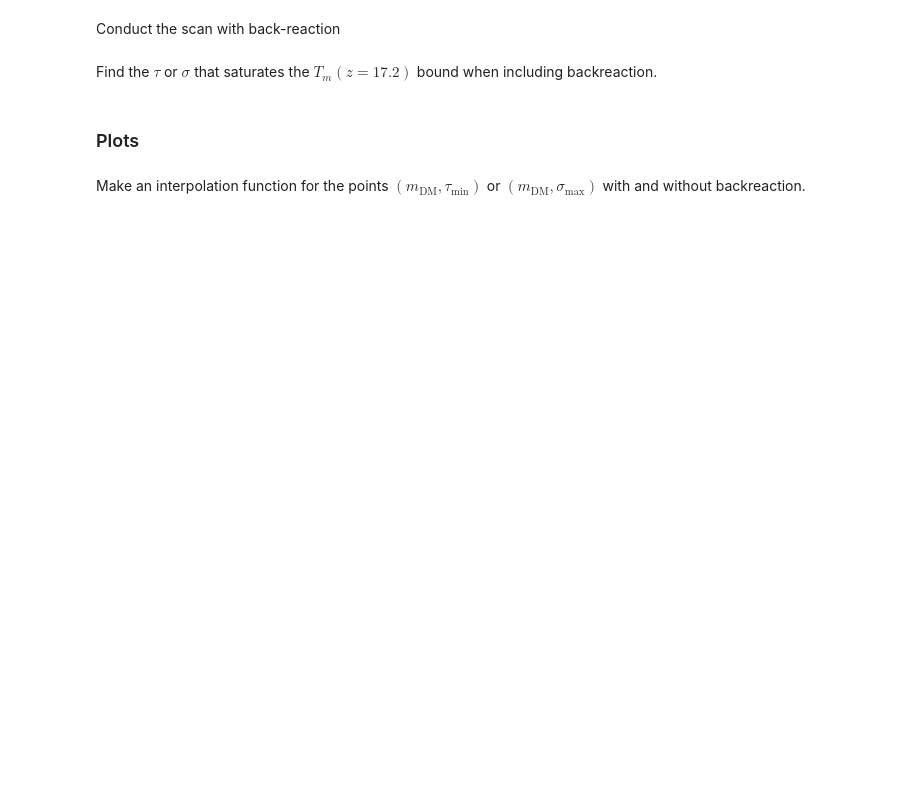
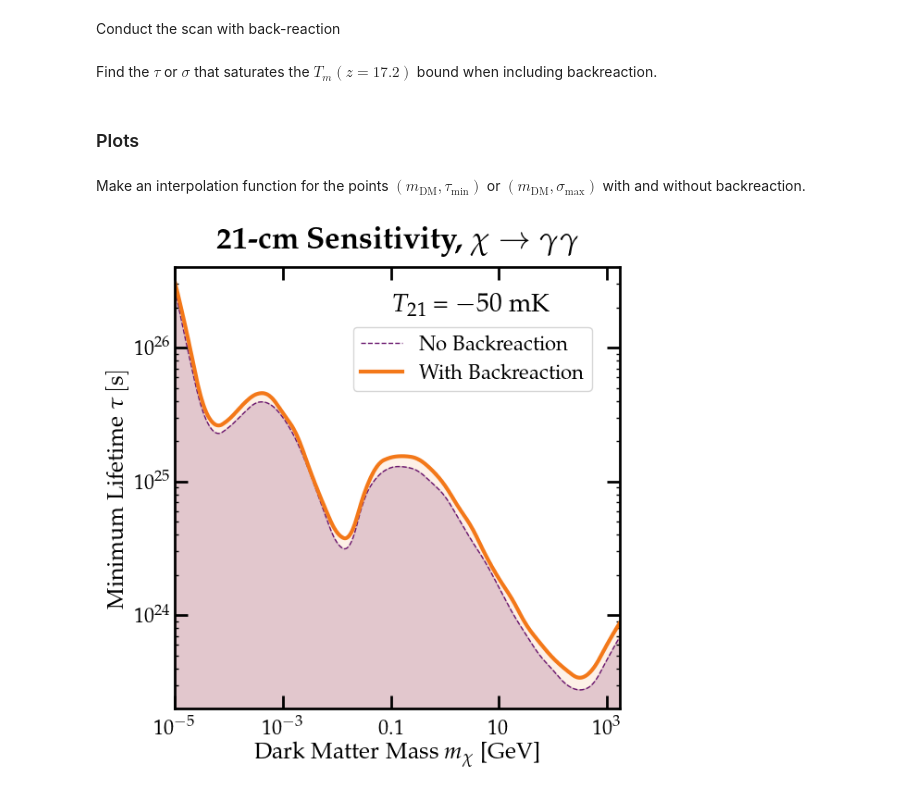
Before and after one commit to hongwanliu/DarkHistory, a Jupyter notebook: examples/Example_?_21cm_Sensitivity.ipynb, the cells around one changed output. Saved outputs shown, nothing was run; the diff lists cells and outputs as text; code cells hidden in the pictures; blank space fills up the shorter version.

```diff
--- a/examples/Example_?_21cm_Sensitivity.ipynb
+++ b/examples/Example_?_21cm_Sensitivity.ipynb
@@ -685,9 +724,9 @@ plt.contour(
 # %% [markdown]
 Specify type of injection (swave or decay) and products ($e^+e^-$ or $\gamma\gamma$)
 # %%
-inj_particle = 'electron'
+inj_particle = 'photon'
 inj_str = inj_particle[:4]
-inj_type = 'swave'
+inj_type = 'decay'
 
 if inj_type == 'swave':
     struct_boost = phys.struct_boost_func()
@@ -770,7 +809,7 @@ For the first grid value, $E^0_\text{inj}$, provide a guess (`param_guess`) for
 
 For the next injection energies set `param_guess` to the value that $\tau$ or $\langle \sigma v \rangle$ arrived at in the previous step and repeat.
 # %%
-user = 'hongwan'
+user = 'gregoryridgway'
 %autoreload
 download_T = True
 if download_T:
@@ -816,6 +855,8 @@ else:
         open('/Users/'+user+'/Dropbox (MIT)/Photon Deposition/Gregs_Checks/T_IGM_17_'+
              inj_str+'_'+inj_type+'_std_coarsen'+str(coarsen_factor)+'.dat','wb')
     )
+# %%
+T_IGM_17_std = Tm_dec_no_br
 # %% [markdown]
 Linearly interpolate over the parameter values to find the $\tau$ or $\sigma$ that saturates the $T_m(z=17.2)$ bound.
 # %%
@@ -944,32 +987,34 @@ ax.fill_between(
     10**log10mDM_arr_fine/1e9,
     1e-15,
     (10**std_interp(log10mDM_arr_fine)),
     interpolate=True,
     color='#6a176e',
     alpha=0.2
 )
 
 ax.fill_between(
     10**log10mDM_arr_fine/1e9,
     1e-15,
     (10**BR_interp(log10mDM_arr_fine)),
     interpolate=True,
     color='#f37819',
     alpha=.1
 )
 
 if inj_type == 'swave':
     plt.text(0.52, 0.22, r'$T_{21}$ = $-50$ mK', fontsize=20, transform=ax.transAxes)
 else:
     plt.text(0.49, 0.89, r'$T_{21}$ = $-50$ mK', fontsize=20, transform=ax.transAxes)
 
 if inj_type == 'swave':
     if inj_str == 'phot':
         leg = plt.legend(handles=[plt_std, plt_BR])
     else:
         leg = plt.legend(handles=[plt_std, plt_BR], loc='lower right')
 else:
     leg = plt.legend(handles=[plt_std, plt_BR], loc=(0.4, 0.72))
 
-plt.savefig('/Users/hongwan/Dropbox (MIT)/Photon Deposition/Draft/plots/'+
-            'DarkHistory_21cm_Sensitivity_'+inj_type+'_'+inj_str+'.pdf')
+plt.savefig('/Users/gregoryridgway/Dropbox (MIT)/Photon Deposition/Draft/plots/'+
+            'DarkHistory_21cm_Sensitivity_'+inj_type+'_'+inj_str+'v2.pdf')
+# %% [output]
+[figure, added]
```
Also changed, not shown: parts of 10 cells of this notebook.
